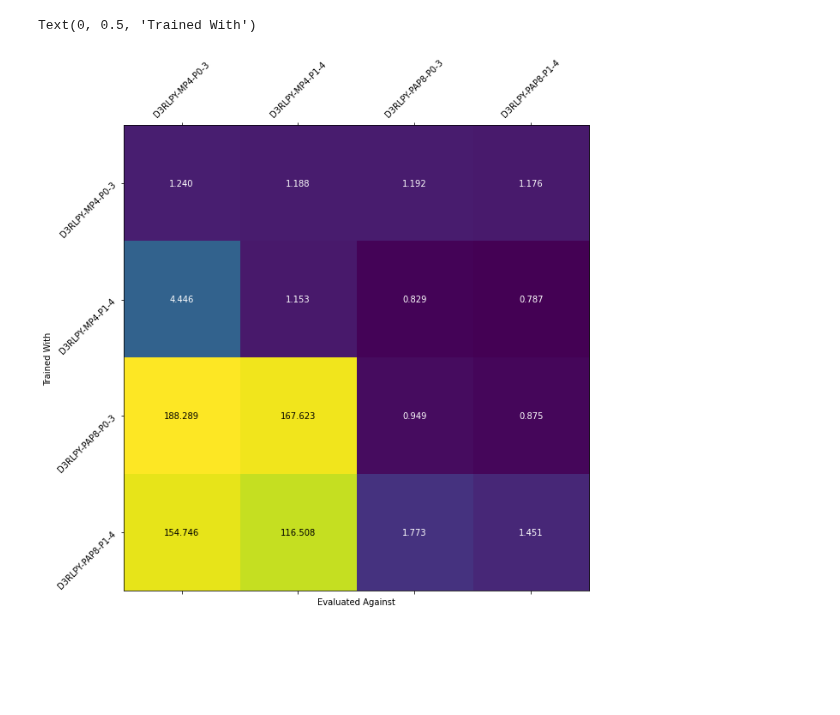
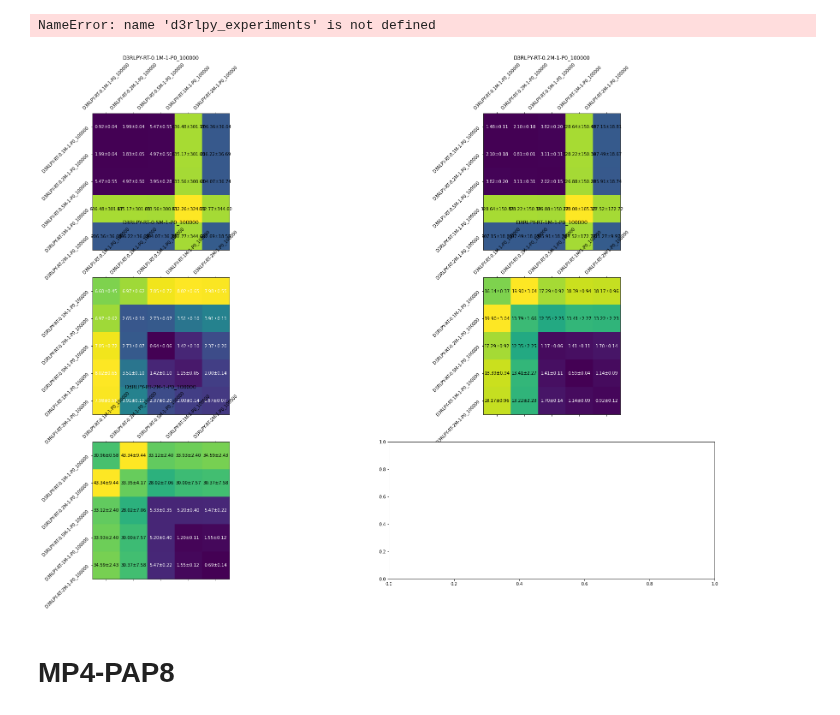
Before and after one commit to thatscotdatasci/mopo, a Jupyter notebook: wasserstein_distance_calcs.ipynb, the cells around one changed output. Drawn from its saved outputs; the diff is of its cells as text; code cells hidden in the pictures; blank space fills up the shorter version.

Commit message:
Updated Wasserstein distance script

```diff
--- a/wasserstein_distance_calcs.ipynb
+++ b/wasserstein_distance_calcs.ipynb
@@ -13,0 +9,18 @@ from dogo.wasserstein.wasserstein_distance import experiment_distances
+# %%
+def display_distances(experiments_dict, mean_arr, std_arr, shape=(2,2)):
+    fig, ax = plt.subplots(*shape, figsize=(shape[0]*10,shape[1]*10))
+
+    datasets = list(experiments_dict.keys())
+    for i in range(len(datasets)):
+        wd_vals_arr = mean_arr[i,:,:]
+        mat = ax[i//2, i%2].matshow(wd_vals_arr)
+        ax[i//2, i%2].set_xticks(range(len(datasets)))
+        ax[i//2, i%2].set_yticks(range(len(datasets)))
+        ax[i//2, i%2].set_xticklabels(datasets, rotation=45)
+        ax[i//2, i%2].set_yticklabels(datasets, rotation=45)
+
+        for (j,k), z in np.ndenumerate(wd_vals_arr):
+            if z != 0:
+                ax[i//2, i%2].text(k, j, '{:.2f}±{:.2f}'.format(mean_arr[i,j,k], std_arr[i,j,k]), ha="center", va="center", color='w' if z < 10 else 'k')
+
+        ax[i//2, i%2].set_title(datasets[i])
@@ -14 +39,21 @@ from dogo.wasserstein.wasserstein_distance import experiment_distances
+# %%
+display_distances(d3rlpy_experiments, d3rlpy_wd_mean, d3rlpy_wd_std, shape=(3,2))
+# %% [output]
+NameError: name 'd3rlpy_experiments' is not defined
+# %%
+d3rlpy_1_experiments = {
+    "D3RLPY-RT-0.1M-1-P0_100000" : ['MP497', 'MP498', 'MP499'],
+    "D3RLPY-RT-0.2M-1-P0_100000" : ['MP500', 'MP501', 'MP502'],
+    "D3RLPY-RT-0.5M-1-P0_100000" : ['MP503', 'MP504', 'MP505'],
+    "D3RLPY-RT-1M-1-P0_100000"   : ['MP506', 'MP507', 'MP508'],
+    "D3RLPY-RT-2M-1-P0_100000"   : ['MP539', 'MP540', 'MP541'],
+}
+# %%
+d3rlpy_1_wd_mean, d3rlpy_1_wd_std = experiment_collection_distances(d3rlpy_1_experiments)
+# %%
+display_distances(d3rlpy_1_experiments, d3rlpy_1_wd_mean, d3rlpy_1_wd_std, shape=(3,2))
+# %% [output]
+[figure, added]
+# %% [markdown]
+# MP4-PAP8
 # %%
@@ -71,19 +72,0 @@ MP4_PAP8_rex_results = np.vstack((
-# %%
-fig, ax = plt.subplots(1, 1, figsize=(10,10))
-
-mat = ax.matshow(np.log(MP4_PAP8_no_rex_results))
-ax.set_xticks(range(len(MP4_PAP8_DATASETS)))
-ax.set_yticks(range(len(MP4_PAP8_DATASETS)))
-ax.set_xticklabels(MP4_PAP8_DATASETS, rotation=45)
-ax.set_yticklabels(MP4_PAP8_DATASETS, rotation=45)
-
-for (i,j), z in np.ndenumerate(MP4_PAP8_no_rex_results):
-    if z != 0:
-        ax.text(j, i, '{0:.3f}'.format(z), ha="center", va="center", color='w' if z < 50 else 'k')
-
-ax.set_xlabel('Evaluated Against')
-ax.set_ylabel('Trained With')
-# fig.colorbar(mat)
-# %% [output]
-Text(0, 0.5, 'Trained With')
-[figure, removed]
```
Also changed, not shown: parts of 16 cells of this notebook, 1 other file.
